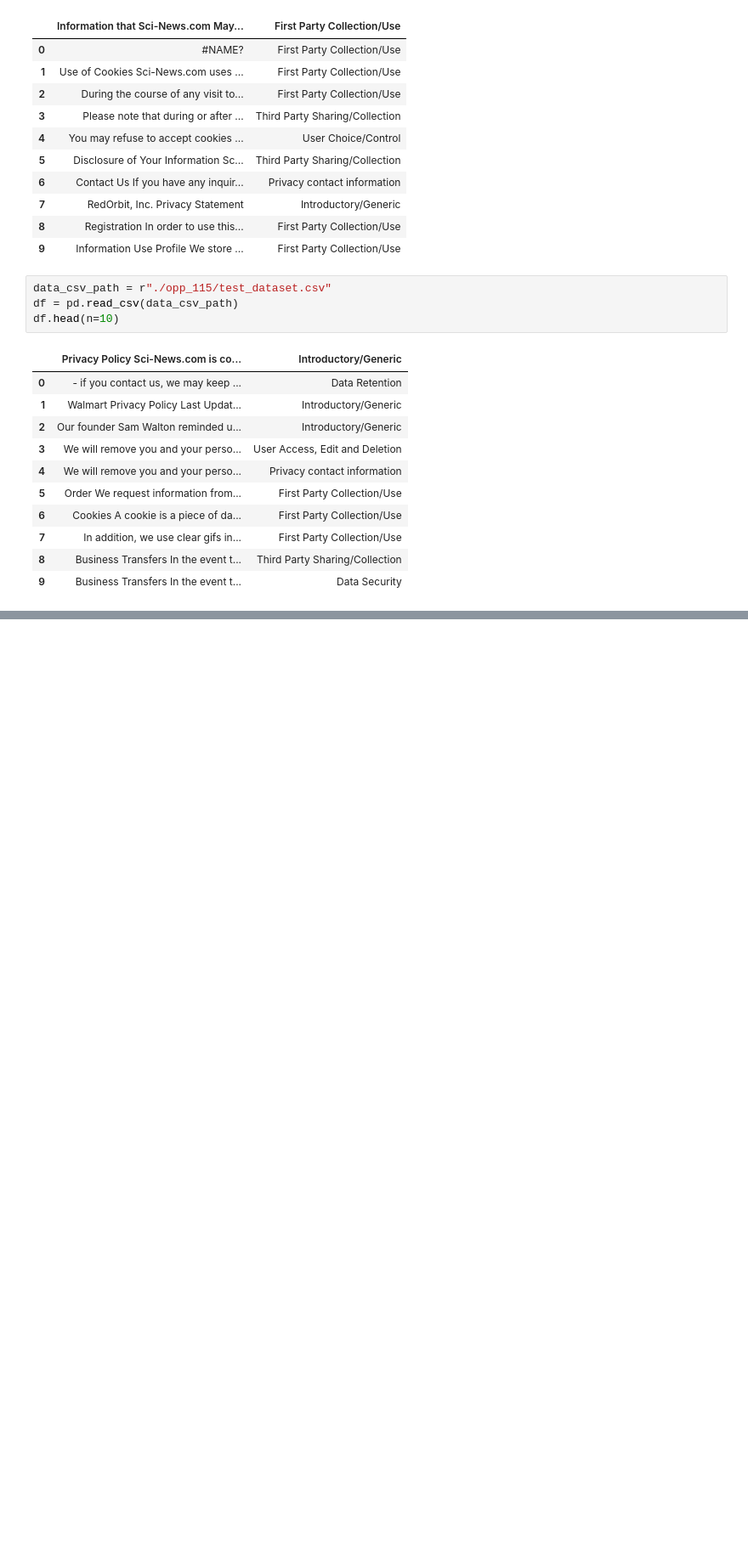
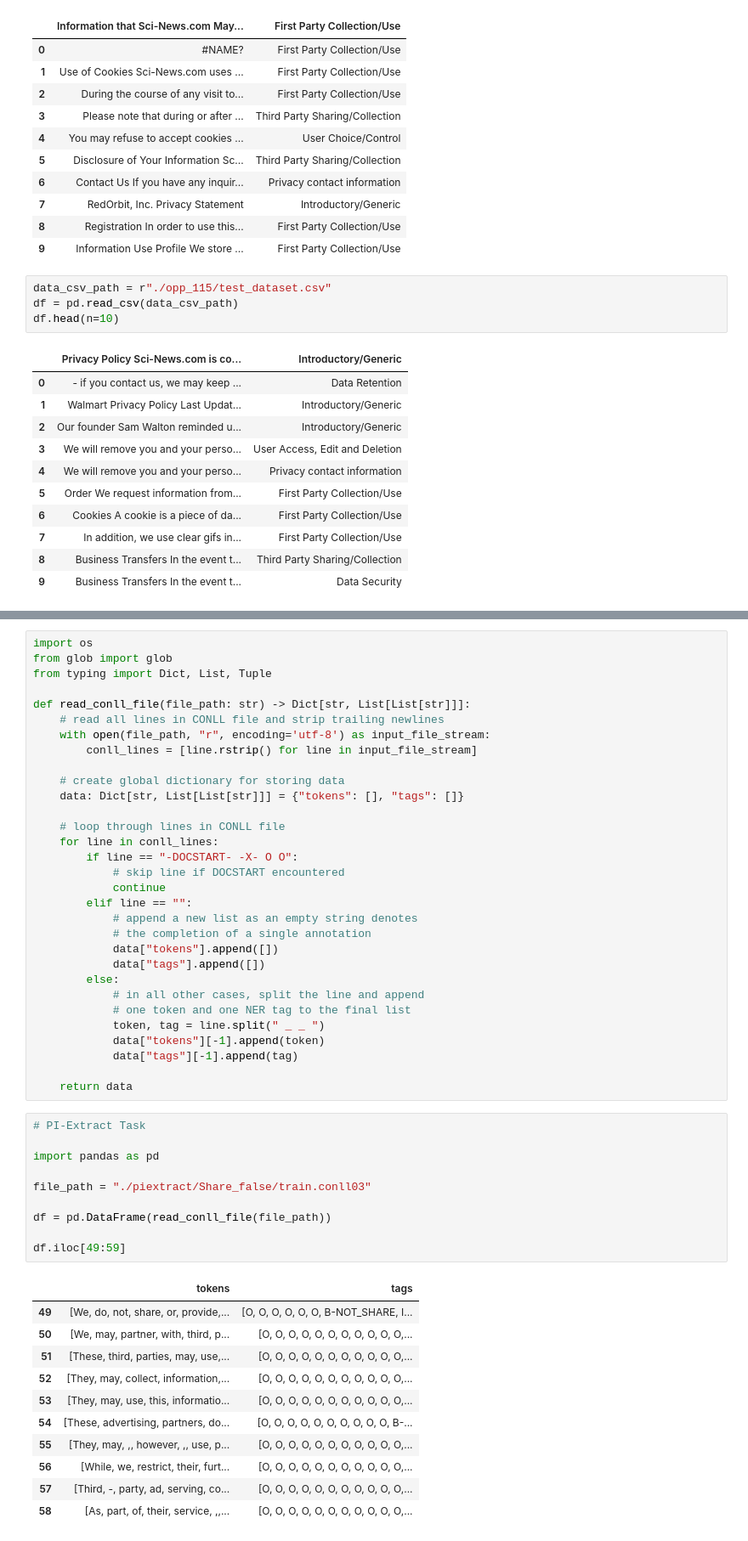
Before and after one commit to tatweer-research/privacy-mohnitor, a Jupyter notebook: instruction_finetuning/data/data_visualization.ipynb, the cells around one changed output, grey strips where cells are left out. Shown: that part at 85% size. Cells and saved outputs as stored; diff of their text form; blank space fills up the shorter version.

Commit message:
+ updated jupyter notebook + Added tasks piextract, policy qa and privacyie-b

```diff
--- a/instruction_finetuning/data/data_visualization.ipynb
+++ b/instruction_finetuning/data/data_visualization.ipynb
@@ -131,0 +120,53 @@ df.head(n=10)
+# %%
+import os
+from glob import glob
+from typing import Dict, List, Tuple
+
+def read_conll_file(file_path: str) -> Dict[str, List[List[str]]]:
+    # read all lines in CONLL file and strip trailing newlines
+    with open(file_path, "r", encoding='utf-8') as input_file_stream:
+        conll_lines = [line.rstrip() for line in input_file_stream]
+
+    # create global dictionary for storing data
+    data: Dict[str, List[List[str]]] = {"tokens": [], "tags": []}
+
+    # loop through lines in CONLL file
+    for line in conll_lines:
+        if line == "-DOCSTART- -X- O O":
+            # skip line if DOCSTART encountered
+            continue
+        elif line == "":
+            # append a new list as an empty string denotes
+            # the completion of a single annotation
+            data["tokens"].append([])
+            data["tags"].append([])
+        else:
+            # in all other cases, split the line and append
+            # one token and one NER tag to the final list
+            token, tag = line.split(" _ _ ")
+            data["tokens"][-1].append(token)
+            data["tags"][-1].append(tag)
+
+    return data
+# %%
+# PI-Extract Task
+
+import pandas as pd
+
+file_path = "./piextract/Share_false/train.conll03"
+
+df = pd.DataFrame(read_conll_file(file_path))
+
+df.iloc[49:59]
+# %% [output]
+|  | tokens | tags |
+| 49 | [We, do, not, share, or, provide,... | [O, O, O, O, O, O, B-NOT_SHARE, I... |
+| 50 | [We, may, partner, with, third, p... | [O, O, O, O, O, O, O, O, O, O, O,... |
+| 51 | [These, third, parties, may, use,... | [O, O, O, O, O, O, O, O, O, O, O,... |
+| 52 | [They, may, collect, information,... | [O, O, O, O, O, O, O, O, O, O, O,... |
+| 53 | [They, may, use, this, informatio... | [O, O, O, O, O, O, O, O, O, O, O,... |
+| 54 | [These, advertising, partners, do... | [O, O, O, O, O, O, O, O, O, O, B-... |
+| 55 | [They, may, ,, however, ,, use, p... | [O, O, O, O, O, O, O, O, O, O, O,... |
+| 56 | [While, we, restrict, their, furt... | [O, O, O, O, O, O, O, O, O, O, O,... |
+| 57 | [Third, -, party, ad, serving, co... | [O, O, O, O, O, O, O, O, O, O, O,... |
+| 58 | [As, part, of, their, service, ,,... | [O, O, O, O, O, O, O, O, O, O, O,... |
```
Also changed, not shown: parts of 10 cells of this notebook, 3 other files.
